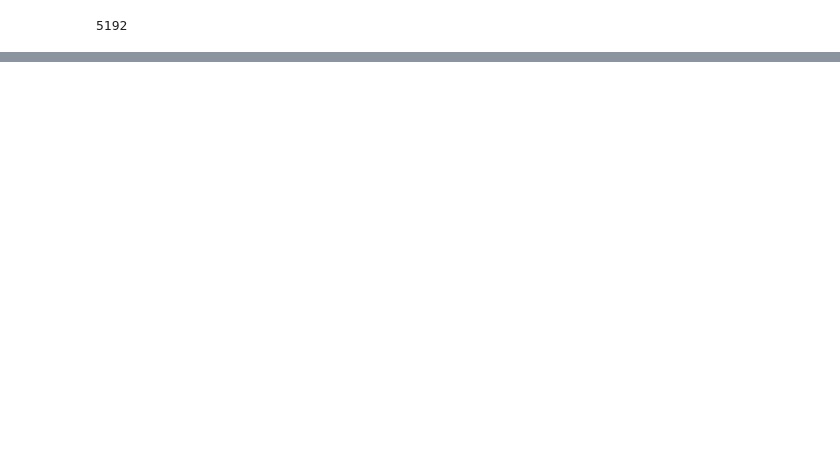
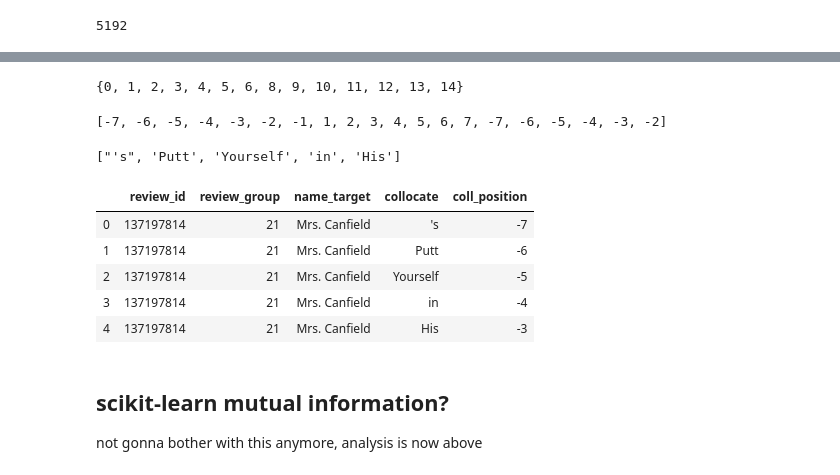
Before and after one commit to mjlavin80/aps_review_classification, a Jupyter notebook: jupyter_notebooks/author_collocations2.ipynb, the cells around one changed output, grey strips where cells are left out. Saved outputs shown, nothing was run; the diff lists cells and outputs as text; code cells hidden in the pictures; blank space fills up the shorter version.

```diff
--- a/jupyter_notebooks/author_collocations2.ipynb
+++ b/jupyter_notebooks/author_collocations2.ipynb
@@ -435,0 +328,2 @@ mi_array = mutual_info_classif(feature_df, targ_array)
+# %%
+person_colls = [x for x in person_colls if x[0] != 7]
@@ -435,0 +338,3 @@ mi_array = mutual_info_classif(feature_df, targ_array)
+# %%
+coll_nums = [x[0] for x in person_colls]
+coll_item = [x[1] for x in person_colls]
@@ -435,0 +345,30 @@ mi_array = mutual_info_classif(feature_df, targ_array)
+# %%
+set(coll_nums)
+# %% [output]
+{0, 1, 2, 3, 4, 5, 6, 8, 9, 10, 11, 12, 13, 14}
+# %%
+mapper = {0:-7, 1:-6, 2:-5, 3:-4, 4:-3, 5:-2, 6:-1, 8:1, 9:2, 10:3, 11:4, 12:5, 13:6, 14:7}
+# %%
+[mapper[x] for x in coll_nums[:20]]
+# %% [output]
+[-7, -6, -5, -4, -3, -2, -1, 1, 2, 3, 4, 5, 6, 7, -7, -6, -5, -4, -3, -2]
+# %%
+coll_item[:5]
+# %% [output]
+["'s", 'Putt', 'Yourself', 'in', 'His']
+# %%
+split_colls_df['collocate'] = coll_item
+split_colls_df['coll_position'] = [mapper[x] for x in coll_nums]
+# %%
+split_colls_df.head()
+# %% [output]
+|  | review_id | review_group | name_target | collocate | coll_position |
+| 0 | 137197814 | 21 | Mrs. Canfield | 's | -7 |
+| 1 | 137197814 | 21 | Mrs. Canfield | Putt | -6 |
+| 2 | 137197814 | 21 | Mrs. Canfield | Yourself | -5 |
+| 3 | 137197814 | 21 | Mrs. Canfield | in | -4 |
+| 4 | 137197814 | 21 | Mrs. Canfield | His | -3 |
+# %% [markdown]
+## scikit-learn mutual information?
+
+not gonna bother with this anymore, analysis is now above
```
Also changed, not shown: parts of 85 cells of this notebook, 1 other file.
